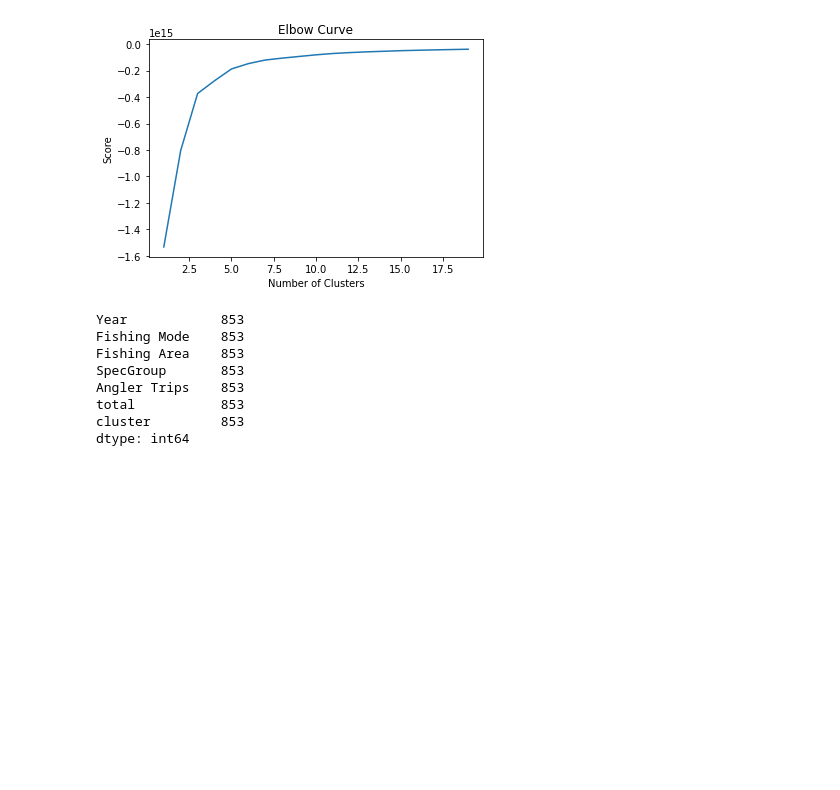
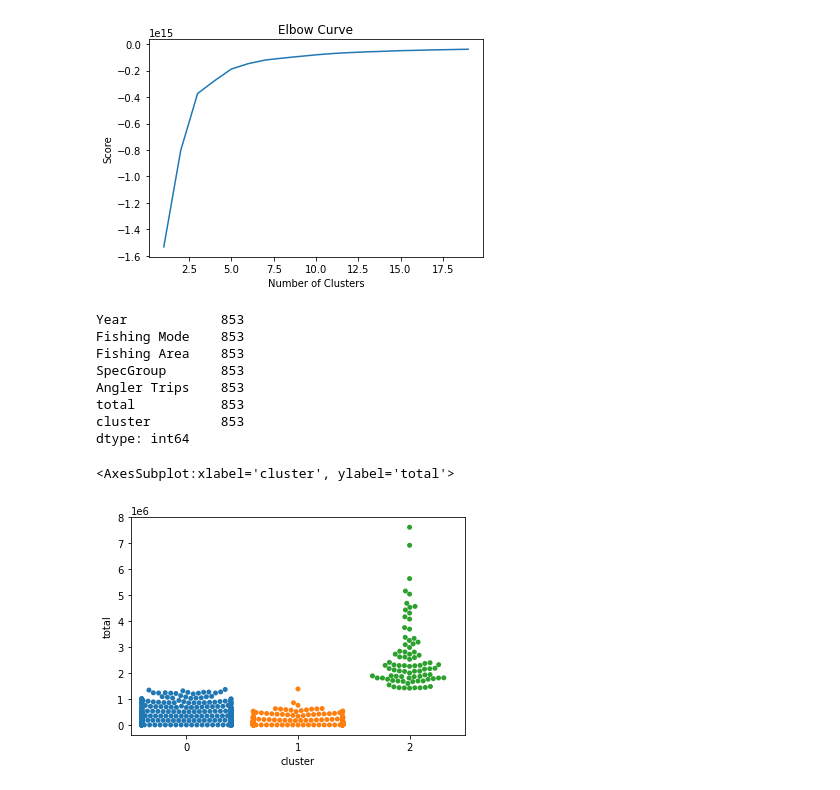
Before and after one commit to rjaynes/FishingModel, a Jupyter notebook: Fishing_Data_Wrangling.ipynb, the cells around one changed output. Drawn from its saved outputs; the diff is of its cells as text; code cells hidden in the pictures; blank space fills up the shorter version.

Commit message:
Added clustering

```diff
--- a/Fishing_Data_Wrangling.ipynb
+++ b/Fishing_Data_Wrangling.ipynb
@@ -464,3 +464,9 @@ Angler Trips    853
 total           853
 cluster         853
 dtype: int64
+# %%
+sns.swarmplot(floatdf.cluster,floatdf.total)
+#what are the clusters? what are they clustered around??
+# %% [output]
+<AxesSubplot:xlabel='cluster', ylabel='total'>
+[figure, added]
```
Also changed, not shown: parts of 1 cell of this notebook.
